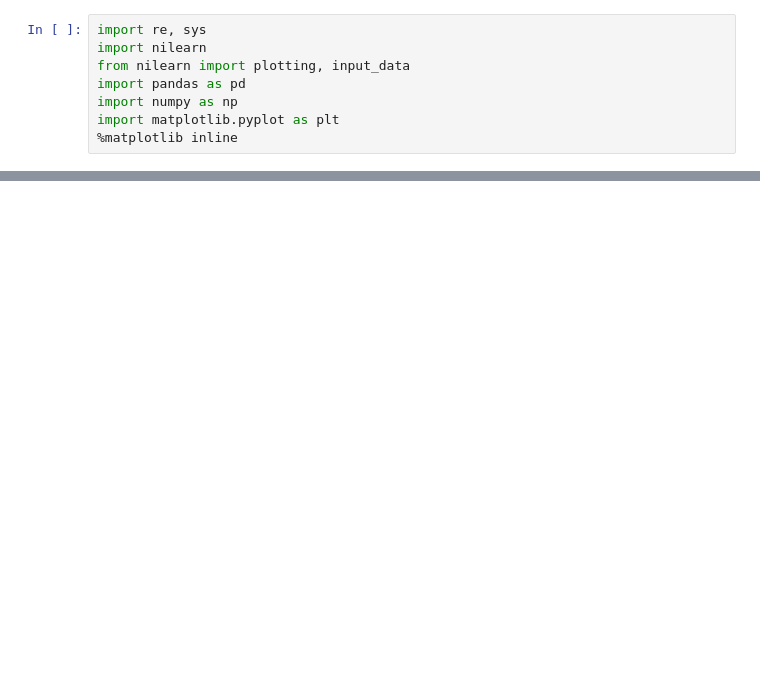
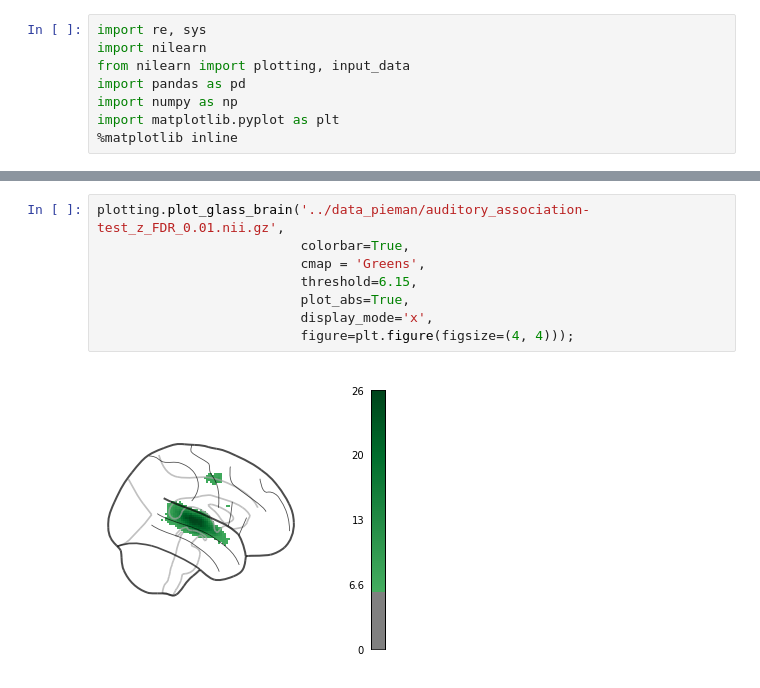
Before and after one commit to nomcomm/narratives_pieman, a Jupyter notebook: scripts/01_AudioFeature.ipynb, the cells around one changed output, grey strips where cells are left out. Drawn from its saved outputs; the diff is of its cells as text; blank space fills up the shorter version.

```diff
--- a/scripts/01_AudioFeature.ipynb
+++ b/scripts/01_AudioFeature.ipynb
@@ -175,0 +81,10 @@ view
+# %%
+plotting.plot_glass_brain('../data_pieman/auditory_association-test_z_FDR_0.01.nii.gz',
+                          colorbar=True,
+                          cmap = 'Greens',
+                          threshold=6.15,
+                          plot_abs=True,
+                          display_mode='x',
+                          figure=plt.figure(figsize=(4, 4)));
+# %% [output]
+[figure, added]
```
Also changed, not shown: parts of 46 cells of this notebook, 15 other files.
